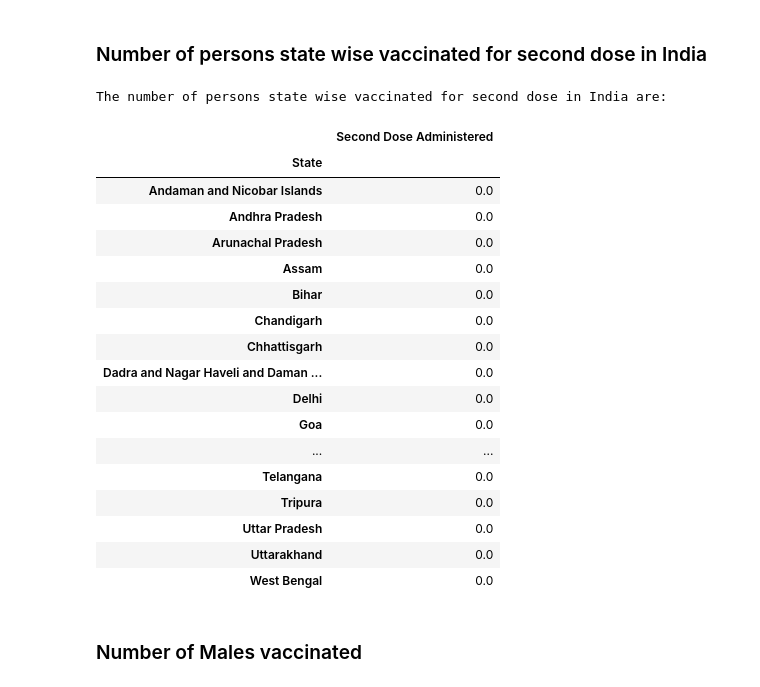
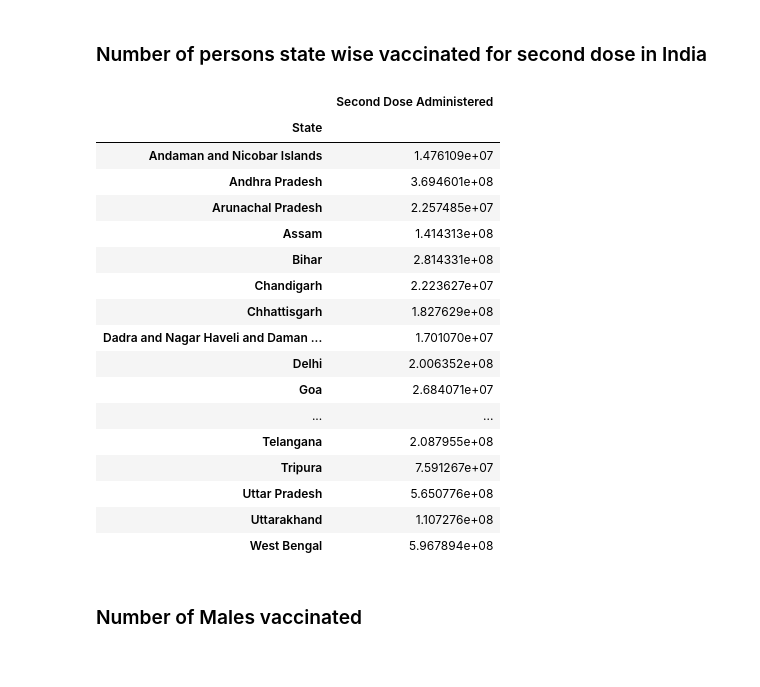
Before and after one commit to SumedhaZaware/Data-Science-and-Big-Data-Analytics-SPPU-2019-Pattern, a Jupyter notebook: GroupC-Mini Project/DSBDA Mini Project.ipynb, the cells around one changed output. Cells and saved outputs as stored; diff of their text form; code cells hidden in the pictures.

```diff
--- a/GroupC-Mini Project/DSBDA Mini Project.ipynb
+++ b/GroupC-Mini Project/DSBDA Mini Project.ipynb
@@ -248,30 +214,27 @@ The number of persons state wise vaccinated for first dose in India are:
 # %% [markdown]
 ### Number of persons state wise vaccinated for second dose in India
-# %%
-cols = ['Second Dose Administered']
-new = data_first[cols]
-print("The number of persons state wise vaccinated for second dose in India are: ")
-new.first()
-# %% [output]
-The number of persons state wise vaccinated for second dose in India are:
-|  | Second Dose Administered |
-| State |  |
-| Andaman and Nicobar Islands | 0.0 |
-| Andhra Pradesh | 0.0 |
-| Arunachal Pradesh | 0.0 |
-| Assam | 0.0 |
-| Bihar | 0.0 |
-| Chandigarh | 0.0 |
-| Chhattisgarh | 0.0 |
-| Dadra and Nagar Haveli and Daman ... | 0.0 |
-| Delhi | 0.0 |
-| Goa | 0.0 |
-| ... | ... |
-| Telangana | 0.0 |
-| Tripura | 0.0 |
-| Uttar Pradesh | 0.0 |
-| Uttarakhand | 0.0 |
-| West Bengal | 0.0 |
+# %%
+first_dose = data.groupby('State')[['Second Dose Administered']].sum()
+first_dose
+# %% [output]
+|  | Second Dose Administered |
+| State |  |
+| Andaman and Nicobar Islands | 1.476109e+07 |
+| Andhra Pradesh | 3.694601e+08 |
+| Arunachal Pradesh | 2.257485e+07 |
+| Assam | 1.414313e+08 |
+| Bihar | 2.814331e+08 |
+| Chandigarh | 2.223627e+07 |
+| Chhattisgarh | 1.827629e+08 |
+| Dadra and Nagar Haveli and Daman ... | 1.701070e+07 |
+| Delhi | 2.006352e+08 |
+| Goa | 2.684071e+07 |
+| ... | ... |
+| Telangana | 2.087955e+08 |
+| Tripura | 7.591267e+07 |
+| Uttar Pradesh | 5.650776e+08 |
+| Uttarakhand | 1.107276e+08 |
+| West Bengal | 5.967894e+08 |
 # %% [markdown]
 ### Number of Males vaccinated
 # %%
```
Also changed, not shown: parts of 5 cells of this notebook.
